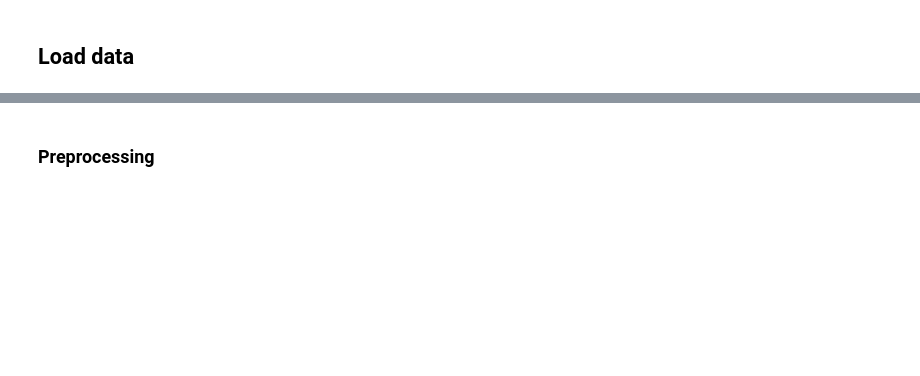
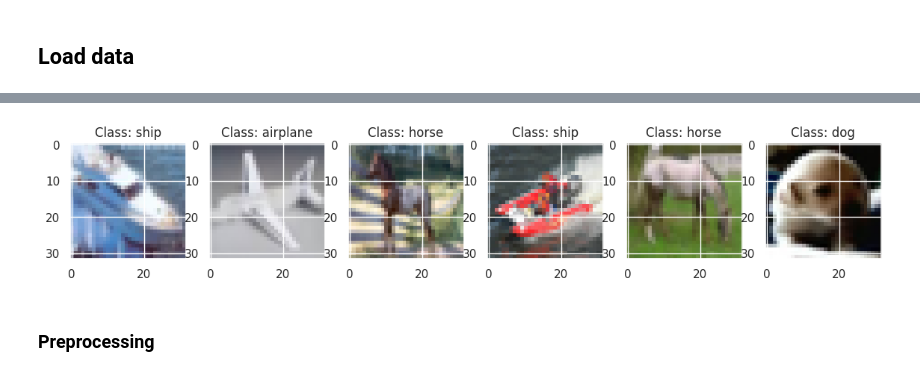
Before and after one commit to emanuele-moscato/bayesian-explorations, a Jupyter notebook: notebooks/bayesian_cnn.ipynb, the cells around one changed output, grey strips where cells are left out. Saved outputs shown, nothing was run; the diff lists cells and outputs as text; code cells hidden in the pictures; blank space fills up the shorter version.

```diff
--- a/notebooks/bayesian_cnn.ipynb
+++ b/notebooks/bayesian_cnn.ipynb
@@ -46,13 +72,15 @@ class_labels = {
 # %%
 fig, axs = plt.subplots(nrows=1, ncols=6, figsize=(14, 6))
 
 random_indices = tf.random.shuffle(tf.range(0, x_train.shape[0]))[:6]
 
 for i, ax in enumerate(axs):
-    ax.imshow(x_train[random_indices[i], ...], cmap='gray')
+    ax.imshow(x_train[random_indices[i], ...])
 
     plt.sca(ax)
     plt.title(f'Class: {class_labels[y_train[random_indices[i]][0]]}')
+# %% [output]
+[figure, added]
 # %% [markdown]
 ### Preprocessing
 # %%
```
Also changed, not shown: parts of 19 cells of this notebook.
